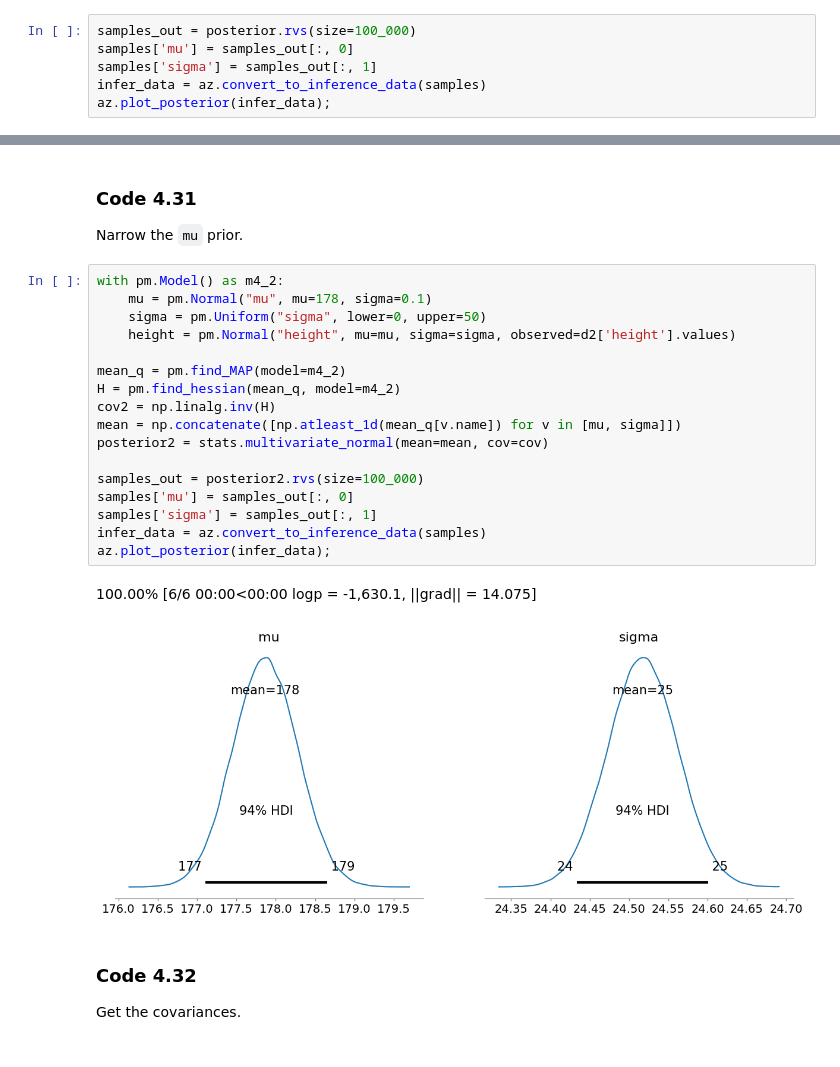
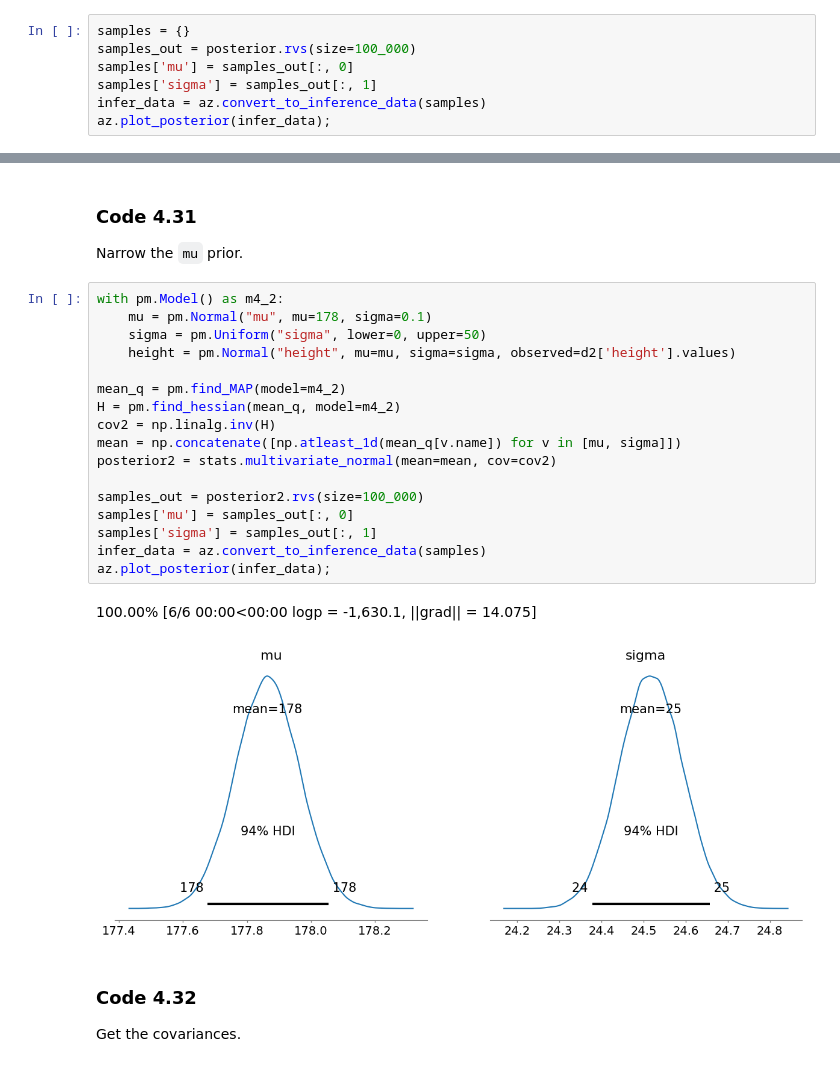
Before and after one commit to Gustavo-SF/Statistical-Rethinking-2Ed, a Jupyter notebook: chapters/4/samples.ipynb, the cells around one changed output, grey strips where cells are left out. Cells and saved outputs as stored; diff of their text form.

Commit message:
4️⃣ Finish 4th chapter samples

```diff
--- a/chapters/4/samples.ipynb
+++ b/chapters/4/samples.ipynb
@@ -368,6 +370,7 @@ posterior = stats.multivariate_normal(mean=mean, cov=cov)
 
 Take a look at the posterior distribution.
 # %%
+samples = {}
 samples_out = posterior.rvs(size=100_000)
 samples['mu'] = samples_out[:, 0]
 samples['sigma'] = samples_out[:, 1]
@@ -386,23 +389,23 @@ Narrow the `mu` prior.
 # %%
 with pm.Model() as m4_2:
     mu = pm.Normal("mu", mu=178, sigma=0.1)
     sigma = pm.Uniform("sigma", lower=0, upper=50)
     height = pm.Normal("height", mu=mu, sigma=sigma, observed=d2['height'].values)
 
 mean_q = pm.find_MAP(model=m4_2)
 H = pm.find_hessian(mean_q, model=m4_2)
 cov2 = np.linalg.inv(H)
 mean = np.concatenate([np.atleast_1d(mean_q[v.name]) for v in [mu, sigma]])
-posterior2 = stats.multivariate_normal(mean=mean, cov=cov)
+posterior2 = stats.multivariate_normal(mean=mean, cov=cov2)
 
 samples_out = posterior2.rvs(size=100_000)
 samples['mu'] = samples_out[:, 0]
 samples['sigma'] = samples_out[:, 1]
 infer_data = az.convert_to_inference_data(samples)
 az.plot_posterior(infer_data);
 # %% [output]
 100.00% [6/6 00:00<00:00 logp = -1,630.1, ||grad|| = 14.075]
-[figure, old version]
+[figure, new version]
 # %% [markdown]
 ### Code 4.32
 
```
Also changed, not shown: parts of 91 cells of this notebook, 2 other files.
